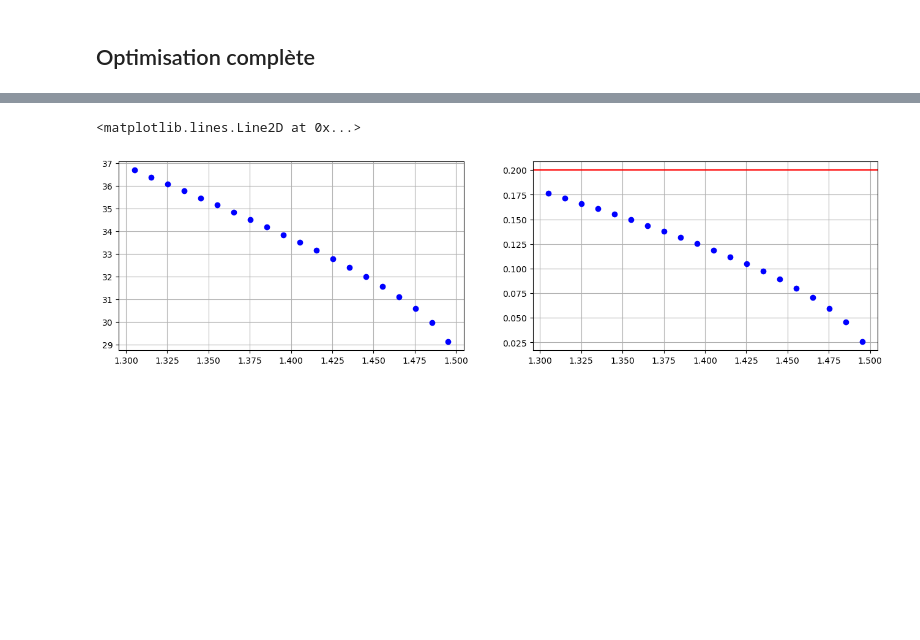
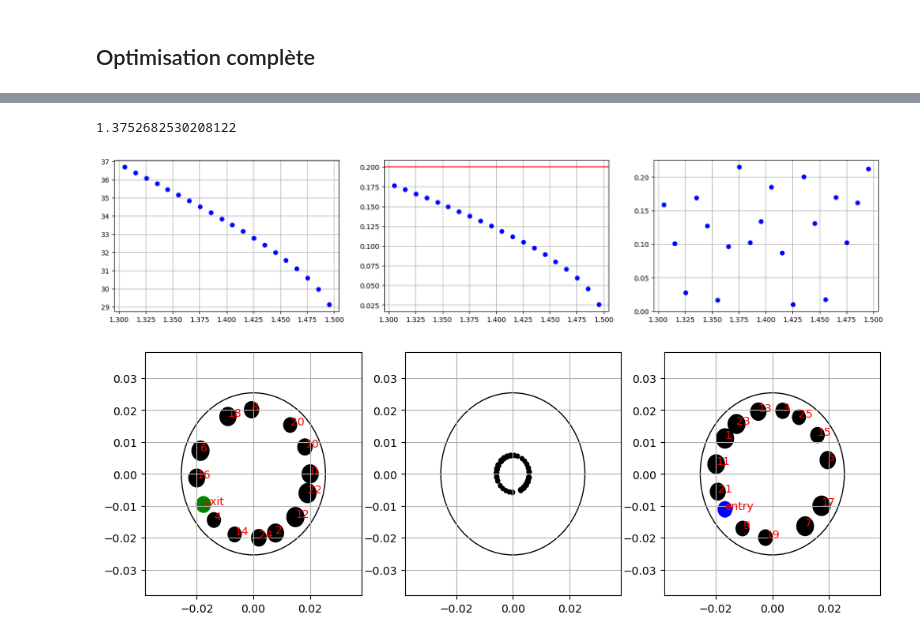
Before and after one commit to MatthieuGuer/MPC, a Jupyter notebook: MPC.ipynb, the cells around one changed output, grey strips where cells are left out. Cells and saved outputs as stored; diff of their text form; code cells hidden in the pictures; blank space fills up the shorter version.

Commit message:
Added a way to show how scattered are the dots

```diff
--- a/MPC.ipynb
+++ b/MPC.ipynb
@@ -375,8 +381,7 @@ lL = np.arange(Lmin, Lmax, dL)
 lK = []
 lwm = []
 lfl = []
-lfl2 = []
-
+l_dthetas = []
 N = 26
 for iL in range(len(lL)):
     L = lL[iL]
@@ -393,18 +398,24 @@ for iL in range(len(lL)):
 
 
     waist_mirror, fluence = Cavity.waists(show=False)
-    _ = Cavity.propag_MPC(N, show=False)
+    _, l_thetas, _, _, _ = Cavity.propag_MPC(N, show=False)
     K = Cavity.Bint / np.pi
     lK.append(K)
     lwm.append(waist_mirror)
     lfl.append(fluence)
     # lfl2.append(E/(M2*np.pi*waist_mirror**2))
+    l_thetas_ordered = np.sort(l_thetas)
+    l_dthetas.append(np.min(arr([l_thetas_ordered[i]-l_thetas_ordered[i-1] for i in range(1, len(l_thetas))])))
+    # plt.plot(l_thetas_ordered)
+    # plt.plot(l_thetas_ordered)
 
 lK = arr(lK)
 lwm = arr(lwm)
 lfl = arr(lfl)
+l_dthetas = arr(l_dthetas)
 print(lK)
 print(lwm*1e6)
 print(lfl/Jd)
-# print(arr(lfl2)/Jd)
+print(l_dthetas)
+print((-l_dthetas).argmin())
 # %% [output]
@@ -424,11 +442,25 @@ print(lfl/Jd)
 # %%
-f, axes = plt.subplots(1,2, figsize=(16,4))
+f, axes = plt.subplots(1,3, figsize=(20,4))
 ax_tau = axes[0]
 ax_fluence = axes[1]
+ax_dtheta = axes[2]
 
 ax_tau.plot(lL, tau0/lK*1e15, 'ob')
 ax_fluence.plot(lL, lfl*1e-4, 'ob')
 ax_fluence.axhline(y=Jd*1e-4, color='r')
+ax_dtheta.plot(lL, l_dthetas, 'ob')
+
+L_opt = 1.375
+L_opt = lL[(-l_dthetas).argmin()]
+print(L_opt)
+
+
+Cavity = cavity(L=L_opt, RCmirror=R, Rmirror=Rmirror, pressure=pressure, n2=n2, sc=3)
+Cavity.injection_laser(x_in=20e-3, y_in=0, thetax_in=0, thetay_in=0, E=E, wl=wl, w0=200e-6, tau0=tau0, z=zf*L, M2=M2)
+w0 = Cavity.optimize_waist()
+Cavity.optimize_injection(N)
+_, _, _, _, _ = Cavity.propag_MPC(N, show=True)
 # %% [output]
-<matplotlib.lines.Line2D at 0x...>
+1.3752682530208122
-[figure, old version]
+[figure, new version]
+[figure, added]
```
Also changed, not shown: parts of 3 cells of this notebook.
